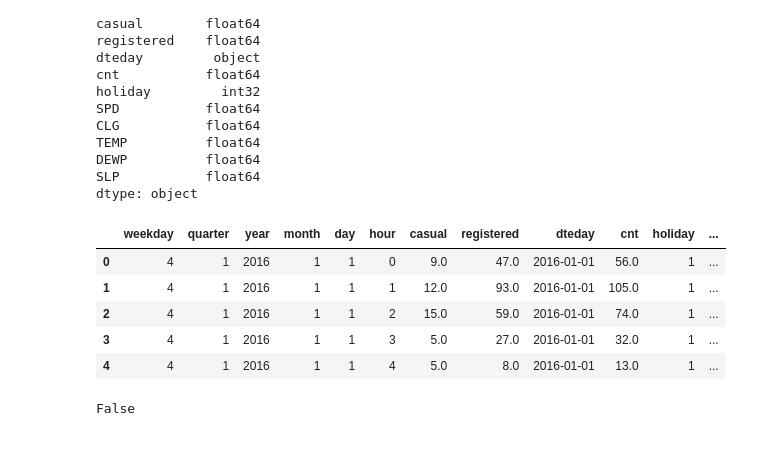
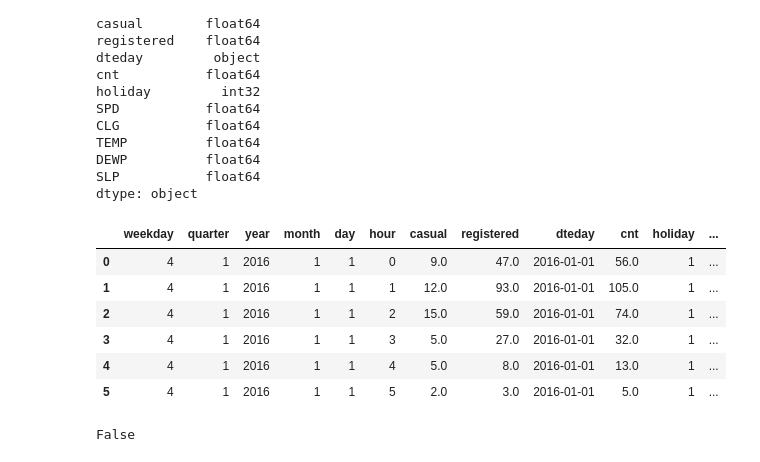
Before and after one commit to MattXiao01/hello-world, a Jupyter notebook: DC Shared Bike Project.ipynb, the cells around one changed output. Drawn from its saved outputs; the diff is of its cells as text; code cells hidden in the pictures.

```diff
--- a/DC Shared Bike Project.ipynb
+++ b/DC Shared Bike Project.ipynb
@@ -573,14 +575,15 @@ DEWP          float64
 SLP           float64
 dtype: object
 # %%
-display(df_combine.head(5))
+display(df_combine.head(6))
 # %% [output]
 |  | weekday | quarter | year | month | day | hour | casual | registered | dteday | cnt | holiday | ... |
 | 0 | 4 | 1 | 2016 | 1 | 1 | 0 | 9.0 | 47.0 | 2016-01-01 | 56.0 | 1 | ... |
 | 1 | 4 | 1 | 2016 | 1 | 1 | 1 | 12.0 | 93.0 | 2016-01-01 | 105.0 | 1 | ... |
 | 2 | 4 | 1 | 2016 | 1 | 1 | 2 | 15.0 | 59.0 | 2016-01-01 | 74.0 | 1 | ... |
 | 3 | 4 | 1 | 2016 | 1 | 1 | 3 | 5.0 | 27.0 | 2016-01-01 | 32.0 | 1 | ... |
 | 4 | 4 | 1 | 2016 | 1 | 1 | 4 | 5.0 | 8.0 | 2016-01-01 | 13.0 | 1 | ... |
+| 5 | 4 | 1 | 2016 | 1 | 1 | 5 | 2.0 | 3.0 | 2016-01-01 | 5.0 | 1 | ... |
 # %%
 # Fill out the missing datapoints
 
```
Also changed, not shown: parts of 20 cells of this notebook.
